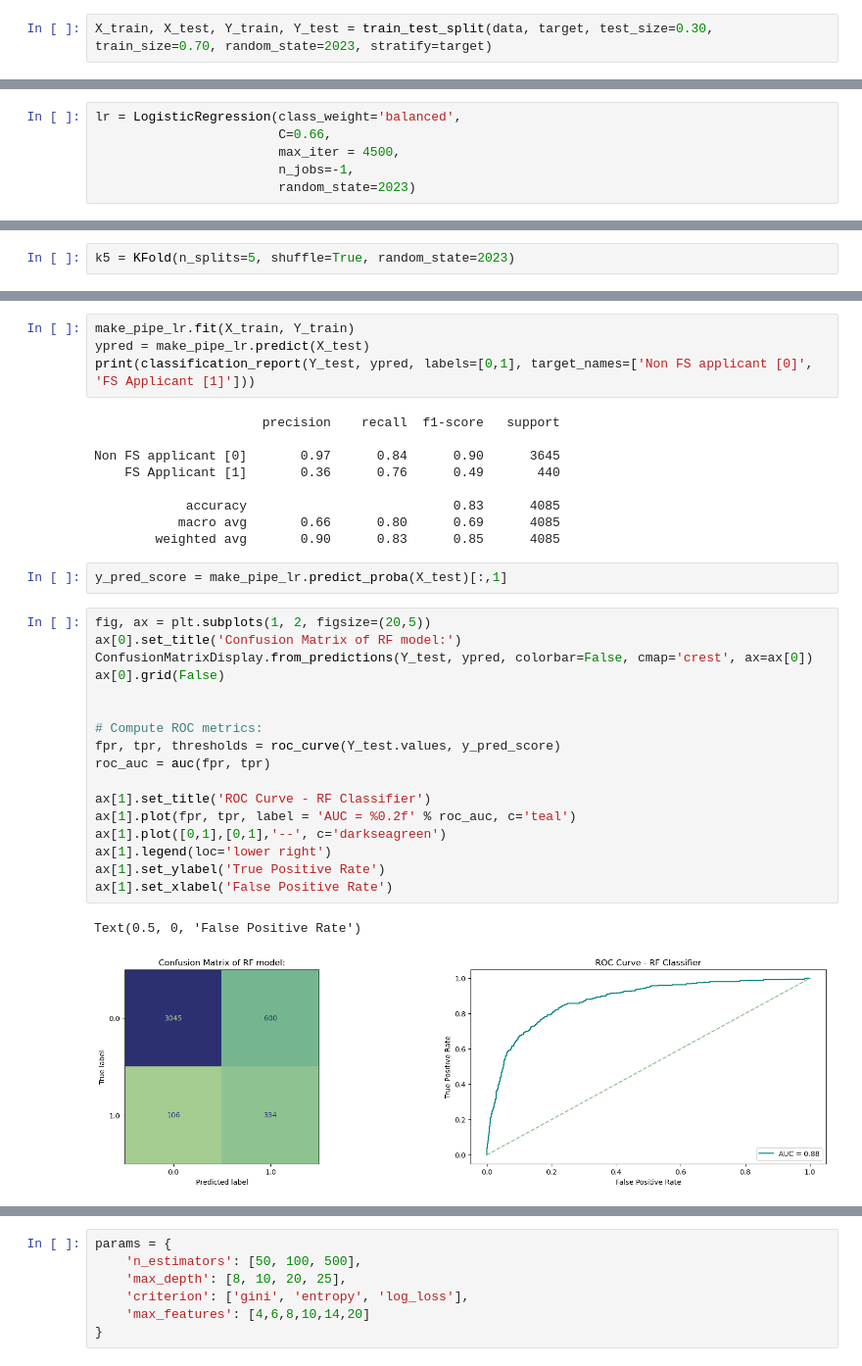
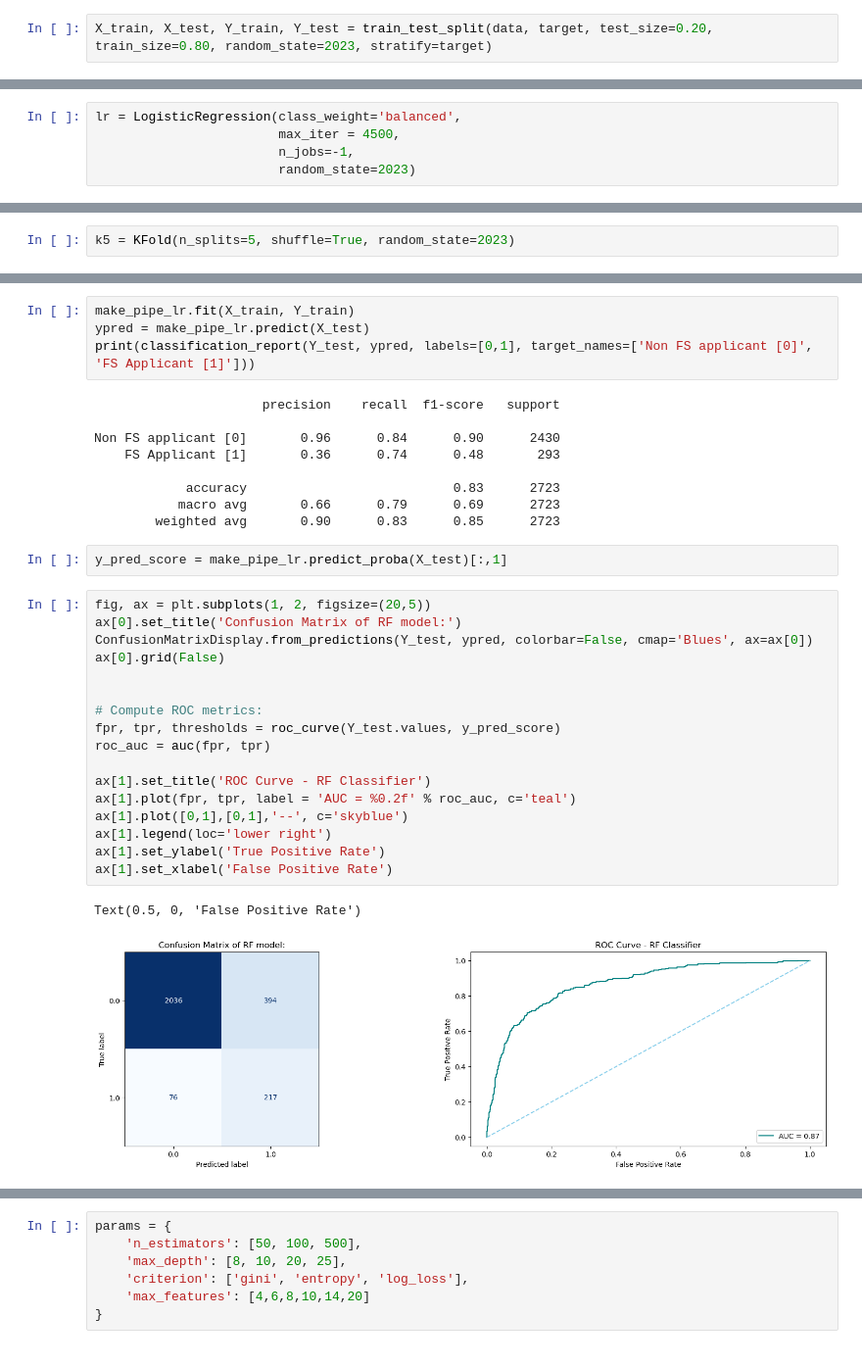
Before and after one commit to qSergio/techy_food, a Jupyter notebook: Food_census.ipynb, the cells around one changed output, grey strips where cells are left out. Shown at 98% size. Saved outputs shown, nothing was run; the diff lists cells and outputs as text.

```diff
--- a/Food_census.ipynb
+++ b/Food_census.ipynb
@@ -692,7 +691,7 @@ Train-test split is relevant to understand overfitting of a model at generalizat
 3. SMOTE = Synthetic Minority Oversampling TEchnique is a technique to balanced datasets. Creates new samples or syntetic samples using the information currently stored in a specific class. SMOTE works by selecting examples that are close in the feature space, drawing a line as a "best approximation" between the examples in the feature space and drawing a new sample at a point along that line. Specifically, a random example from the minority class is first chosen. Then k of the nearest neighbors for that example are found (typically k=5). A randomly selected neighbor is chosen and a synthetic example is created at a randomly selected point between the two examples in feature space.
 4. Since the process involves using information in the feature variables, using this before splitting may lead to filter information about variables from the test set to the train set thus creating data leakage.
 # %%
-X_train, X_test, Y_train, Y_test = train_test_split(data, target, test_size=0.30, train_size=0.70, random_state=2023, stratify=target)
+X_train, X_test, Y_train, Y_test = train_test_split(data, target, test_size=0.20, train_size=0.80, random_state=2023, stratify=target)
 # %%
 from imblearn.pipeline import Pipeline as imbpipeline, make_pipeline
 # %% [markdown]
@@ -755,7 +751,6 @@ from sklearn.metrics import recall_score, roc_auc_score
 Starting with a logistic regression to understand behaviour of the pipeline defined before.
 # %%
 lr = LogisticRegression(class_weight='balanced',
-                        C=0.66,
                         max_iter = 4500,
                         n_jobs=-1,
                         random_state=2023)
@@ -796,31 +774,31 @@ print(classification_report(Y_test, ypred, labels=[0,1], target_names=['Non FS a
 # %% [output]
                       precision    recall  f1-score   support
 
-Non FS applicant [0]       0.97      0.84      0.90      3645
-    FS Applicant [1]       0.36      0.76      0.49       440
+Non FS applicant [0]       0.96      0.84      0.90      2430
+    FS Applicant [1]       0.36      0.74      0.48       293
 
-            accuracy                           0.83      4085
-           macro avg       0.66      0.80      0.69      4085
-        weighted avg       0.90      0.83      0.85      4085
+            accuracy                           0.83      2723
+           macro avg       0.66      0.79      0.69      2723
+        weighted avg       0.90      0.83      0.85      2723
 # %%
 y_pred_score = make_pipe_lr.predict_proba(X_test)[:,1]
 # %%
 fig, ax = plt.subplots(1, 2, figsize=(20,5))
 ax[0].set_title('Confusion Matrix of RF model:')
-ConfusionMatrixDisplay.from_predictions(Y_test, ypred, colorbar=False, cmap='crest', ax=ax[0])
+ConfusionMatrixDisplay.from_predictions(Y_test, ypred, colorbar=False, cmap='Blues', ax=ax[0])
 ax[0].grid(False)
 
 
 # Compute ROC metrics:
 fpr, tpr, thresholds = roc_curve(Y_test.values, y_pred_score)
 roc_auc = auc(fpr, tpr)
 
 ax[1].set_title('ROC Curve - RF Classifier')
 ax[1].plot(fpr, tpr, label = 'AUC = %0.2f' % roc_auc, c='teal')
-ax[1].plot([0,1],[0,1],'--', c='darkseagreen')
+ax[1].plot([0,1],[0,1],'--', c='skyblue')
 ax[1].legend(loc='lower right')
 ax[1].set_ylabel('True Positive Rate')
 ax[1].set_xlabel('False Positive Rate')
 # %% [output]
 Text(0.5, 0, 'False Positive Rate')
-[figure, old version]
+[figure, new version]
```
Also changed, not shown: parts of 21 cells of this notebook.
